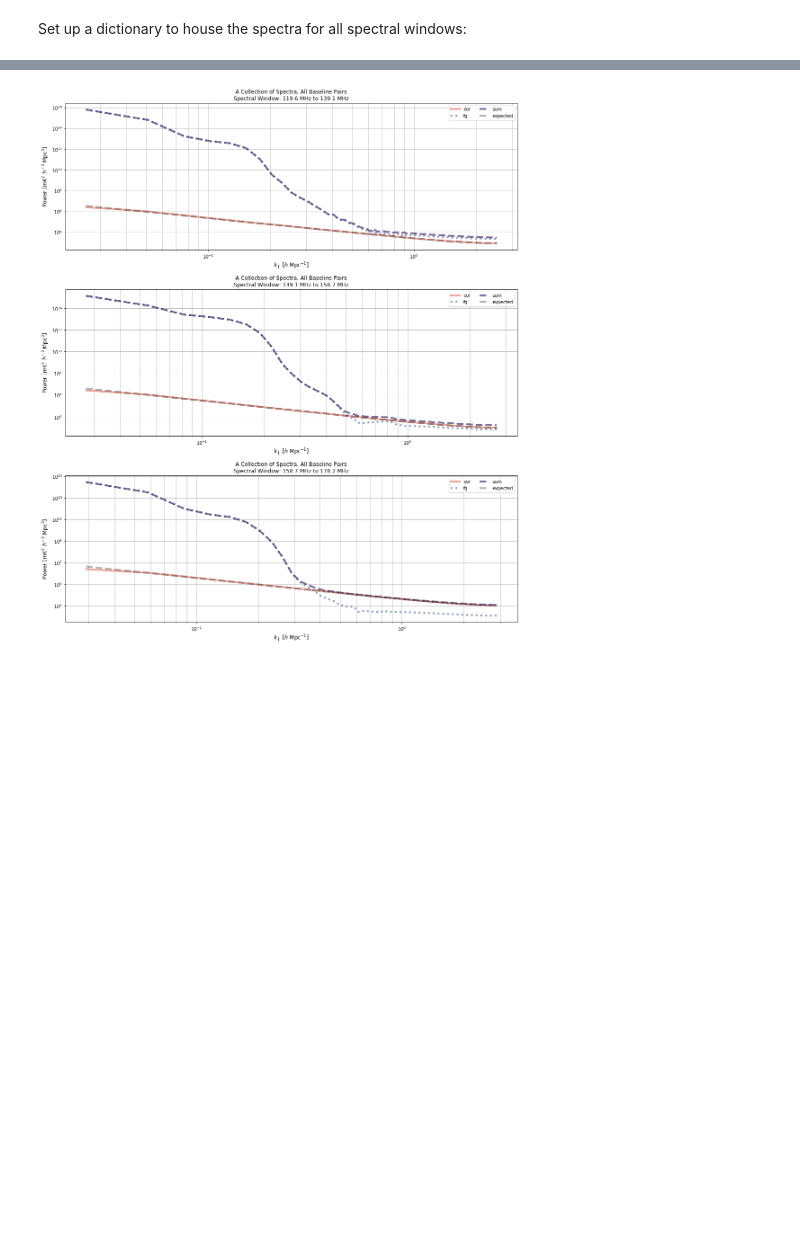
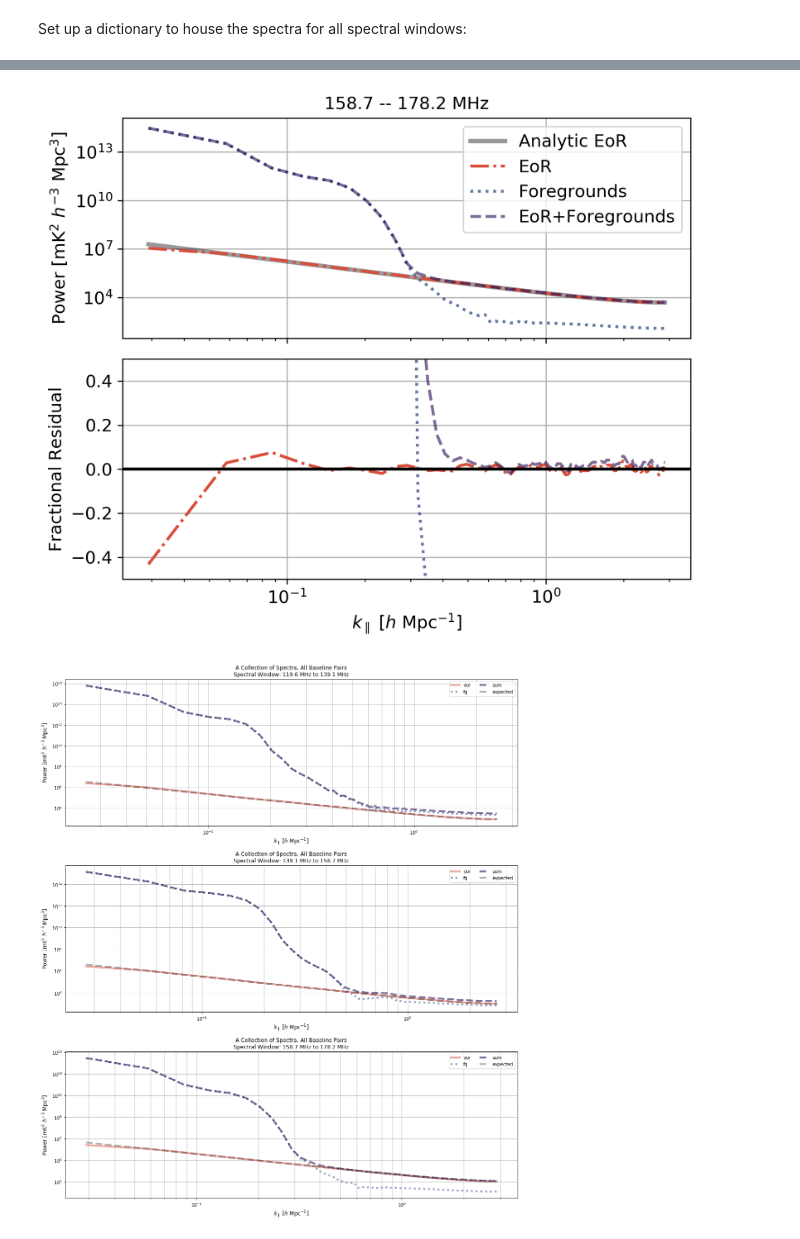
Before and after one commit to HERA-Team/hera-validation, a Jupyter notebook: test-series/1/test-1.2.0.ipynb, the cells around one changed output, grey strips where cells are left out. Cells and saved outputs as stored; diff of their text form; code cells hidden in the pictures; blank space fills up the shorter version.

```diff
--- a/test-series/1/test-1.2.0.ipynb
+++ b/test-series/1/test-1.2.0.ipynb
@@ -538,3 +610,8 @@ def plot_avg_spectra(spectra_avg, analytic, resid=False, xlim=None, ylim=None):
+# %%
+plot_single_avg_spectra(fdep_spectra_avg, fdep_aliased_spectra, spw=2)
+plt.savefig('/users/smurray/foreground_power_spectrum.pdf')
+# %% [output]
+[figure, added]
 # %%
 plot_avg_spectra(spectra_avg, aliased_spectra);
 # %% [output]
```
Also changed, not shown: parts of 7 cells of this notebook.
